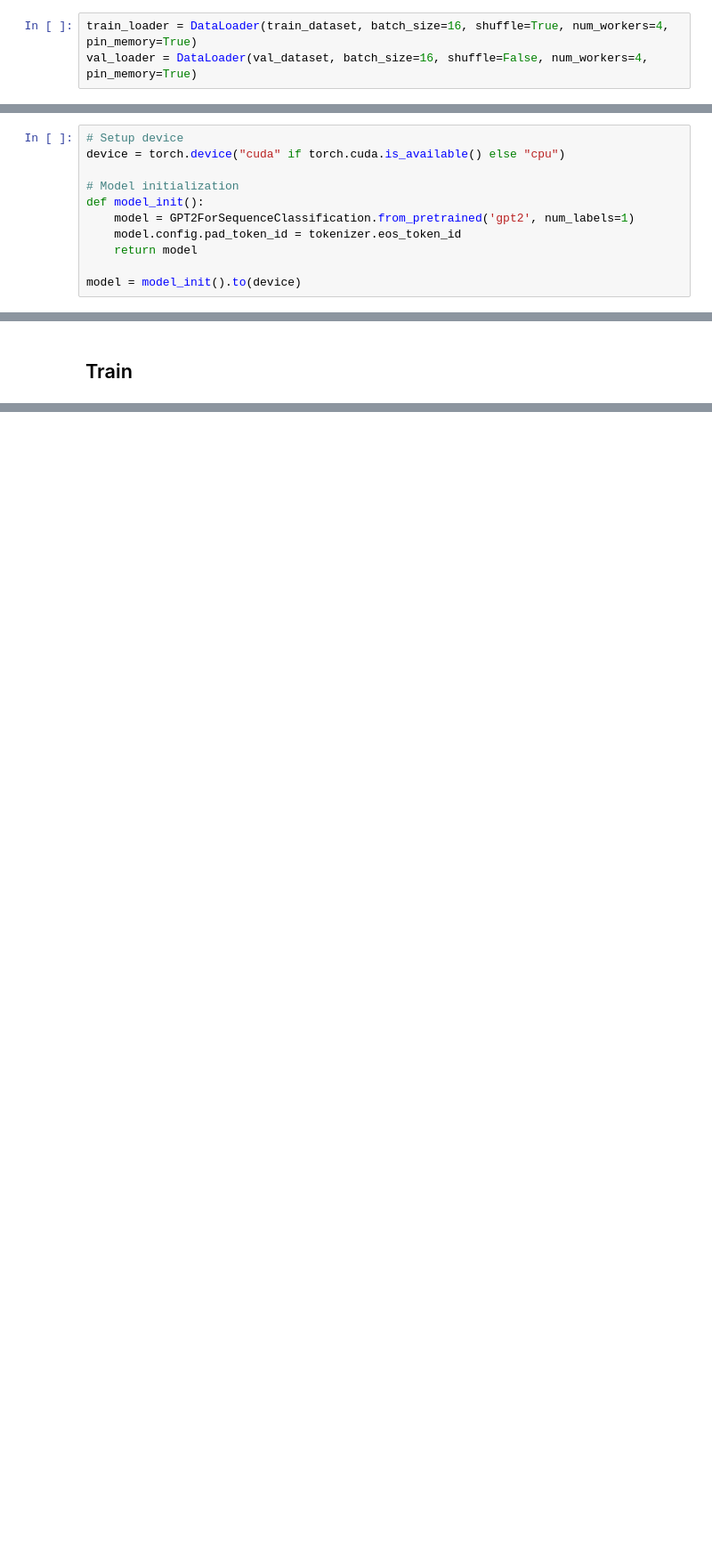
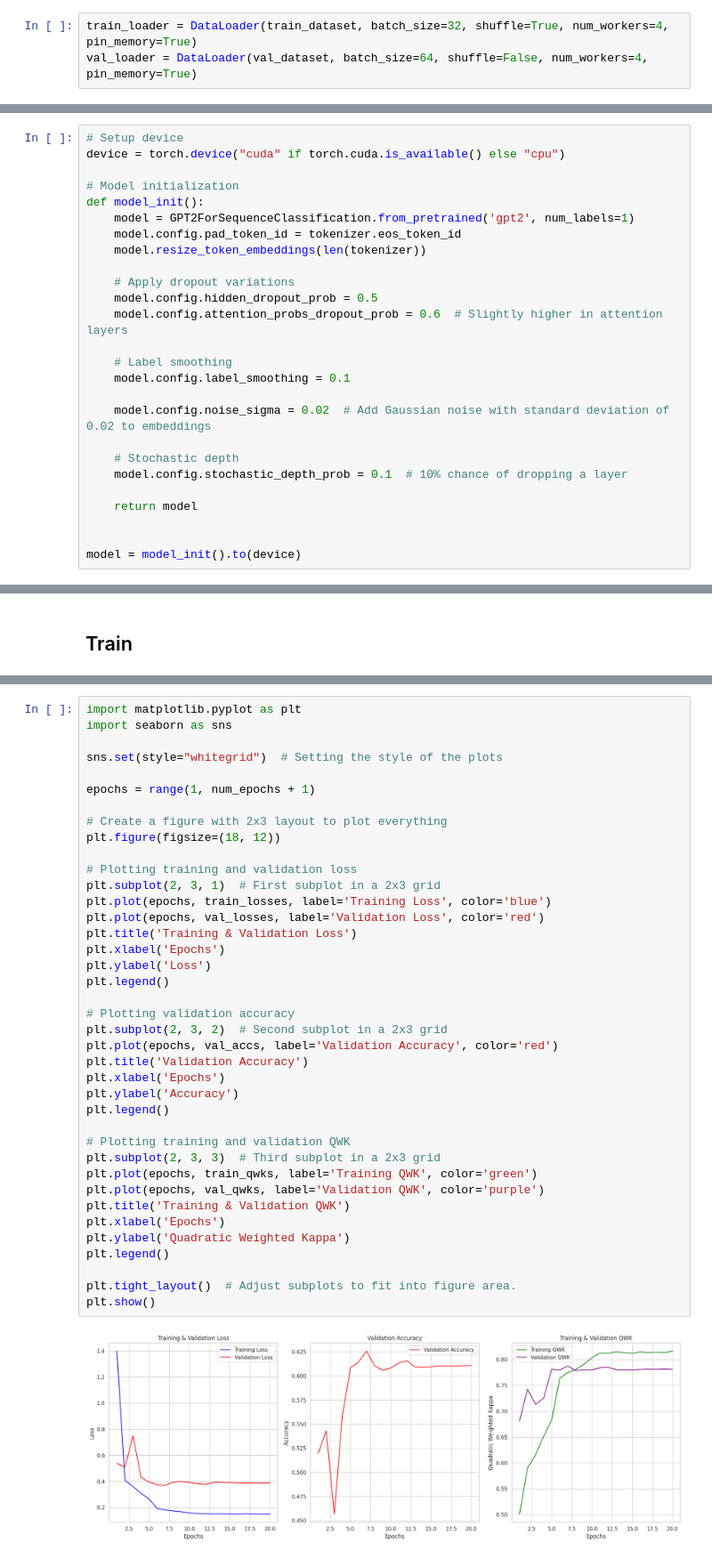
Before and after one commit to OliverLengLLL/Deep-Learning-Final-Project, a Jupyter notebook: GPT_Model.ipynb, the cells around one changed output, grey strips where cells are left out. Shown: that part at 89% size. Drawn from its saved outputs; the diff is of its cells as text; blank space fills up the shorter version.

```diff
--- a/GPT_Model.ipynb
+++ b/GPT_Model.ipynb
@@ -152,8 +141,8 @@ Please note that authentication is recommended but still optional to access publ
 train_dataset = EssayDataset(train_encodings, train_scores)
 val_dataset = EssayDataset(test_encodings, valid_scores)
 # %%
-train_loader = DataLoader(train_dataset, batch_size=16, shuffle=True, num_workers=4, pin_memory=True)
-val_loader = DataLoader(val_dataset, batch_size=16, shuffle=False, num_workers=4, pin_memory=True)
+train_loader = DataLoader(train_dataset, batch_size=32, shuffle=True, num_workers=4, pin_memory=True)
+val_loader = DataLoader(val_dataset, batch_size=64, shuffle=False, num_workers=4, pin_memory=True)
 # %% [markdown]
 ## Set up the Model
 # %%
@@ -164,7 +153,22 @@ device = torch.device("cuda" if torch.cuda.is_available() else "cpu")
 def model_init():
     model = GPT2ForSequenceClassification.from_pretrained('gpt2', num_labels=1)
     model.config.pad_token_id = tokenizer.eos_token_id
+    model.resize_token_embeddings(len(tokenizer))
+
+    # Apply dropout variations
+    model.config.hidden_dropout_prob = 0.5
+    model.config.attention_probs_dropout_prob = 0.6  # Slightly higher in attention layers
+
+    # Label smoothing
+    model.config.label_smoothing = 0.1
+
+    model.config.noise_sigma = 0.02  # Add Gaussian noise with standard deviation of 0.02 to embeddings
+
+    # Stochastic depth
+    model.config.stochastic_depth_prob = 0.1  # 10% chance of dropping a layer
+
     return model
 
+
 model = model_init().to(device)
 # %% [output]
@@ -313,0 +358,41 @@ Epoch 10/10, Training Loss: 0.0440,Training Accuracy: 0.9546, Validation Loss: 0
+# %%
+import matplotlib.pyplot as plt
+import seaborn as sns
+
+sns.set(style="whitegrid")  # Setting the style of the plots
+
+epochs = range(1, num_epochs + 1)
+
+# Create a figure with 2x3 layout to plot everything
+plt.figure(figsize=(18, 12))
+
+# Plotting training and validation loss
+plt.subplot(2, 3, 1)  # First subplot in a 2x3 grid
+plt.plot(epochs, train_losses, label='Training Loss', color='blue')
+plt.plot(epochs, val_losses, label='Validation Loss', color='red')
+plt.title('Training & Validation Loss')
+plt.xlabel('Epochs')
+plt.ylabel('Loss')
+plt.legend()
+
+# Plotting validation accuracy
+plt.subplot(2, 3, 2)  # Second subplot in a 2x3 grid
+plt.plot(epochs, val_accs, label='Validation Accuracy', color='red')
+plt.title('Validation Accuracy')
+plt.xlabel('Epochs')
+plt.ylabel('Accuracy')
+plt.legend()
+
+# Plotting training and validation QWK
+plt.subplot(2, 3, 3)  # Third subplot in a 2x3 grid
+plt.plot(epochs, train_qwks, label='Training QWK', color='green')
+plt.plot(epochs, val_qwks, label='Validation QWK', color='purple')
+plt.title('Training & Validation QWK')
+plt.xlabel('Epochs')
+plt.ylabel('Quadratic Weighted Kappa')
+plt.legend()
+
+plt.tight_layout()  # Adjust subplots to fit into figure area.
+plt.show()
+# %% [output]
+[figure, added]
```
Also changed, not shown: parts of 17 cells of this notebook.
